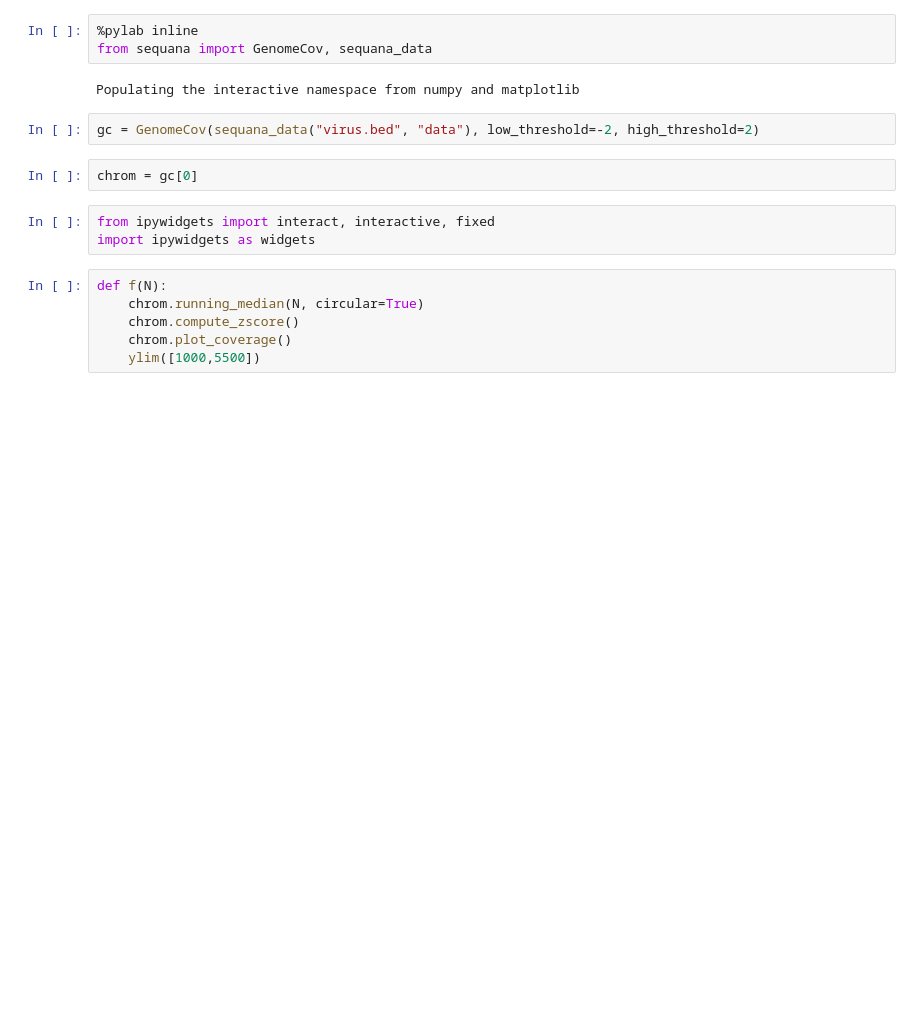
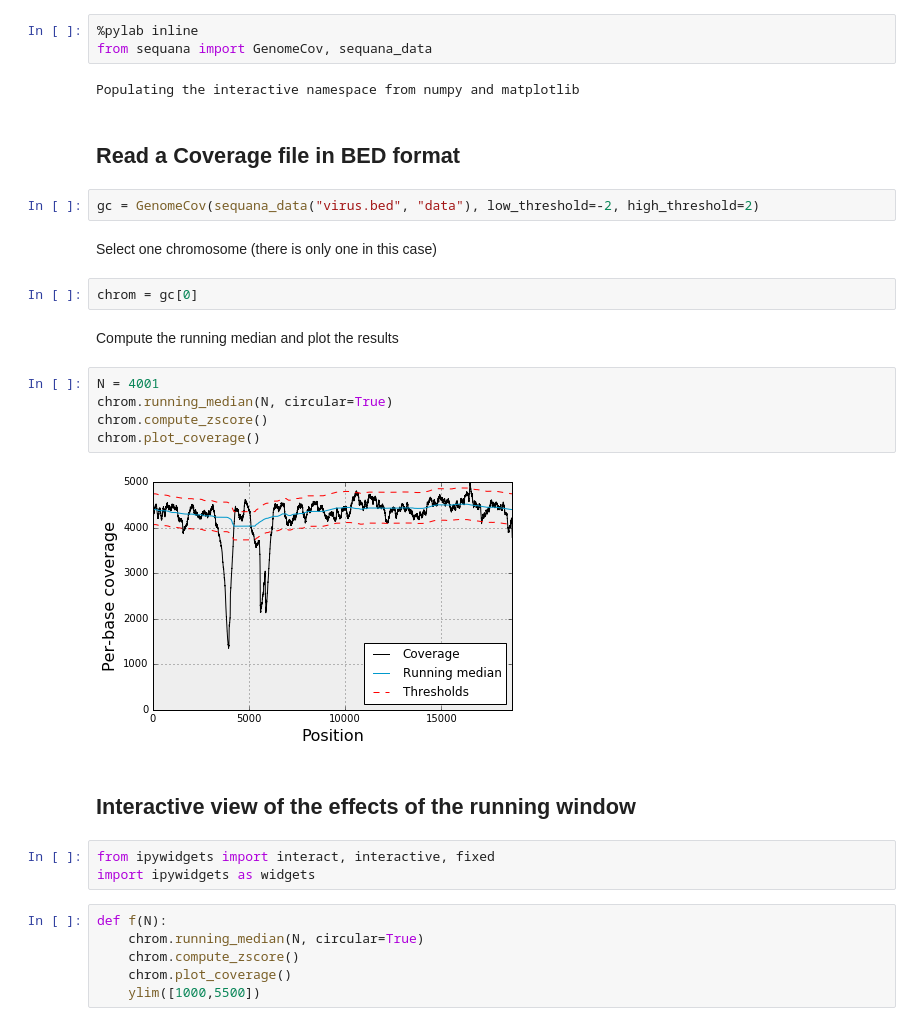
Before and after one commit to vladsaveliev/sequana, a Jupyter notebook: notebooks/coverage.ipynb, the cells around one changed output. Saved outputs shown, nothing was run; the diff lists cells and outputs as text; blank space fills up the shorter version.

```diff
--- a/notebooks/coverage.ipynb
+++ b/notebooks/coverage.ipynb
@@ -7,10 +11,25 @@ Illustrative example of the Coverage module with interactive widget to see effec
 from sequana import GenomeCov, sequana_data
 # %% [output]
 Populating the interactive namespace from numpy and matplotlib
+# %% [markdown]
+## Read a Coverage file in BED format
 # %%
 gc = GenomeCov(sequana_data("virus.bed", "data"), low_threshold=-2, high_threshold=2)
+# %% [markdown]
+Select one chromosome (there is only one in this case)
 # %%
 chrom = gc[0]
+# %% [markdown]
+Compute the running median and plot the results
+# %%
+N = 4001
+chrom.running_median(N, circular=True)
+chrom.compute_zscore()
+chrom.plot_coverage()
+# %% [output]
+[figure, added]
+# %% [markdown]
+## Interactive view of the effects of the running window
 # %%
 from ipywidgets import interact, interactive, fixed
 import ipywidgets as widgets
```
Also changed, not shown: parts of 15 cells of this notebook, 1 other file.
